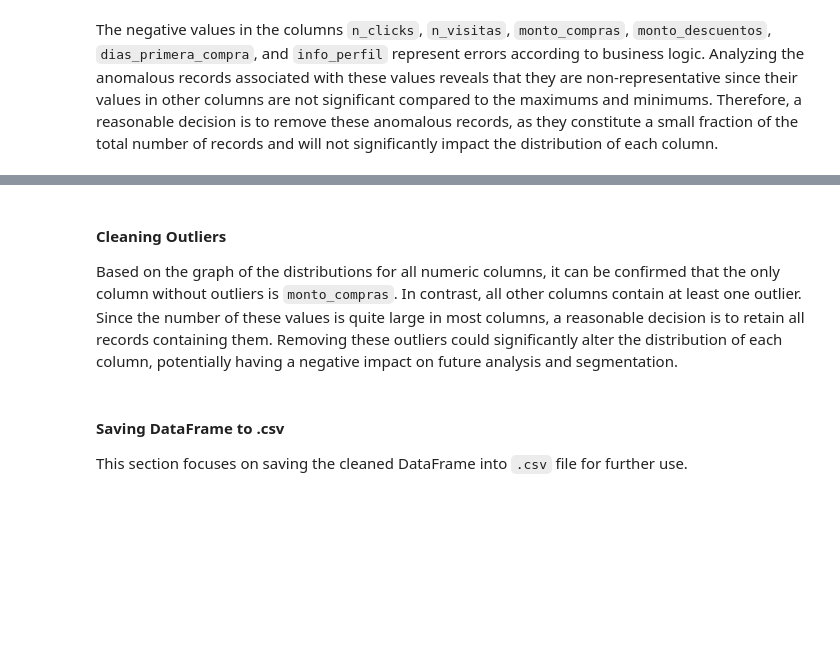
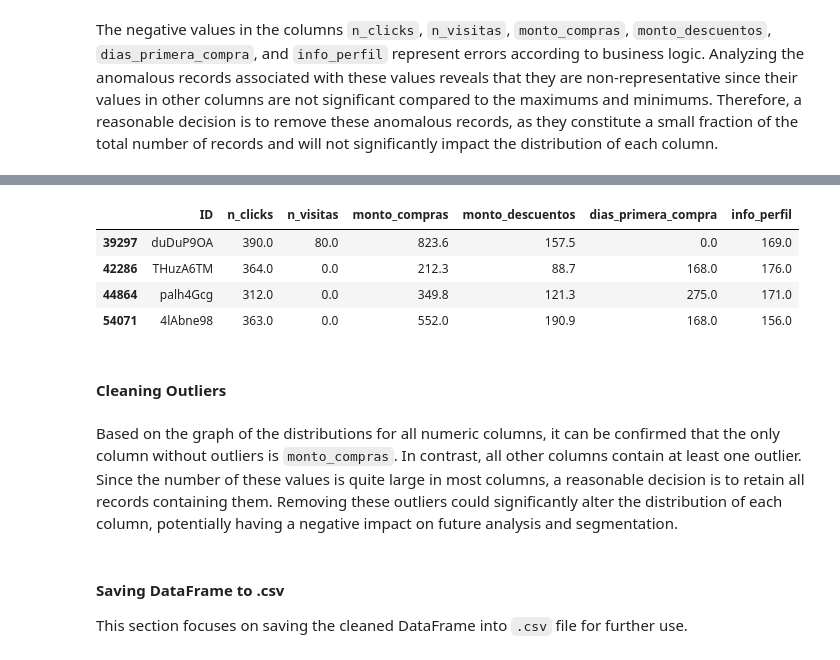
Before and after one commit to davexat/Client_Segmentation_Dashboard, a Jupyter notebook: notebooks/0.0_jtd_data_preparation.ipynb, the cells around one changed output, grey strips where cells are left out. Drawn from its saved outputs; the diff is of its cells as text; code cells hidden in the pictures; blank space fills up the shorter version.

```diff
--- a/notebooks/0.0_jtd_data_preparation.ipynb
+++ b/notebooks/0.0_jtd_data_preparation.ipynb
@@ -289,0 +270,5 @@ clean_df = clean_df[(df_numerical >= 0).all(axis=1)]
+# %%
+# Viewing Zero values
+print("Total Zero values per column:")
+df_numerical = clean_df.select_dtypes(include=['number'])
+print((df_numerical == 0).sum())
@@ -289,0 +284,8 @@ clean_df = clean_df[(df_numerical >= 0).all(axis=1)]
+# %%
+clean_df[(df_numerical == 0).any(axis=1)]
+# %% [output]
+|  | ID | n_clicks | n_visitas | monto_compras | monto_descuentos | dias_primera_compra | info_perfil |
+| 39297 | duDuP9OA | 390.0 | 80.0 | 823.6 | 157.5 | 0.0 | 169.0 |
+| 42286 | THuzA6TM | 364.0 | 0.0 | 212.3 | 88.7 | 168.0 | 176.0 |
+| 44864 | palh4Gcg | 312.0 | 0.0 | 349.8 | 121.3 | 275.0 | 171.0 |
+| 54071 | 4lAbne98 | 363.0 | 0.0 | 552.0 | 190.9 | 168.0 | 156.0 |
@@ -290,5 +294,6 @@ clean_df = clean_df[(df_numerical >= 0).all(axis=1)]
+# %% [markdown]
+#### Cleaning Outliers
 # %% [markdown]
-#### Cleaning Outliers
 Based on the graph of the distributions for all numeric columns, it can be confirmed that the only column without outliers is `monto_compras`. In contrast, all other columns contain at least one outlier. Since the number of these values is quite large in most columns, a reasonable decision is to retain all records containing them. Removing these outliers could significantly alter the distribution of each column, potentially having a negative impact on future analysis and segmentation.
 # %% [markdown]
 #### Saving DataFrame to .csv
```
Also changed, not shown: parts of 6 cells of this notebook, 4 other files.
